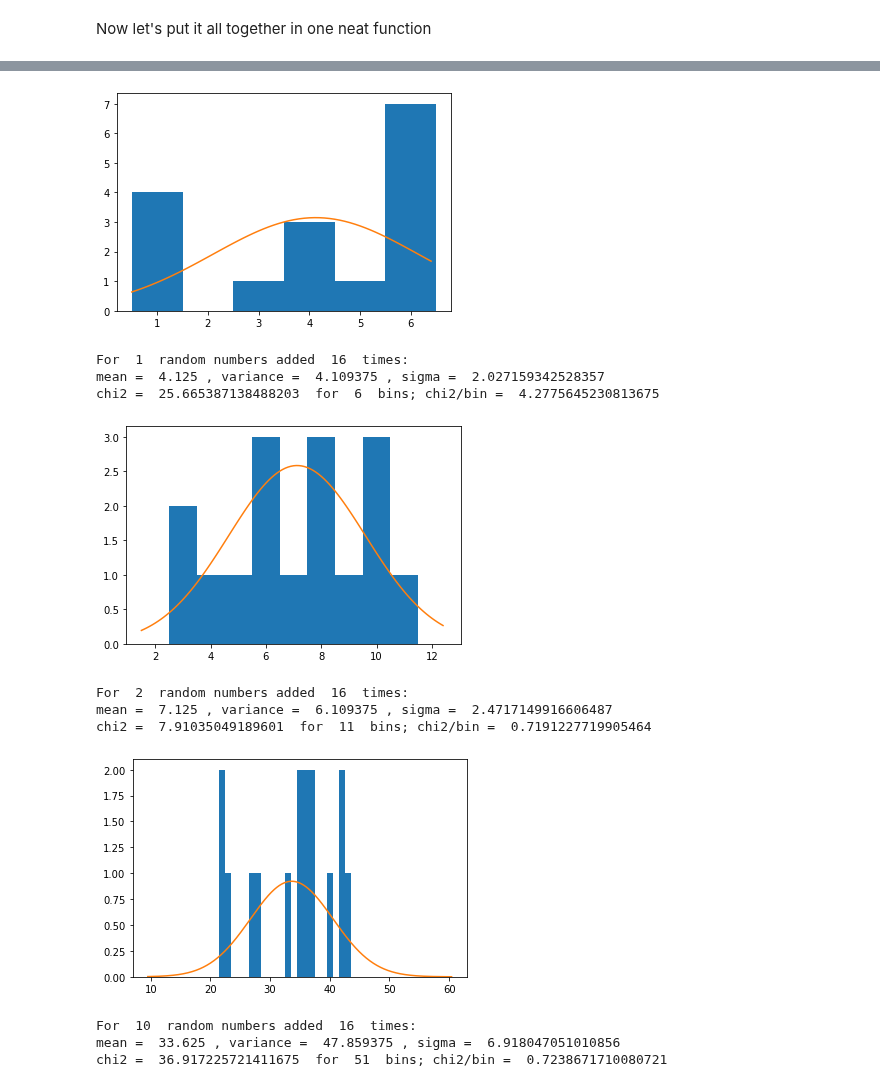
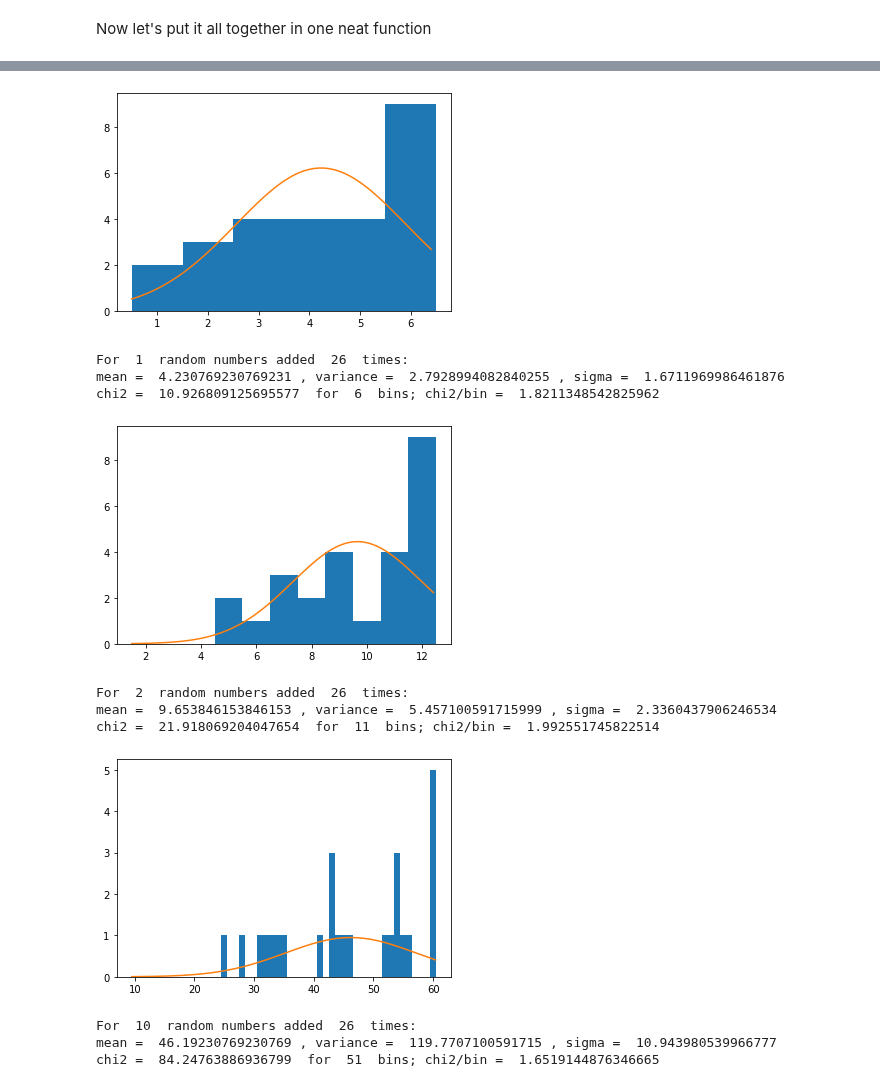
Before and after one commit to JonasRademacker/JupyterNotebooksForTeachingMath, a Jupyter notebook: CentralLimitTheoremWithRealDice.ipynb, the cells around one changed output, grey strips where cells are left out. Cells and saved outputs as stored; diff of their text form; code cells hidden in the pictures.

```diff
--- a/CentralLimitTheoremWithRealDice.ipynb
+++ b/CentralLimitTheoremWithRealDice.ipynb
@@ -22,5 +17,5 @@ def throwOneDie(HowOften):
 # %%
-filename="/Users/phjhr/Dropbox/TESHEP_Stats/2407_TESHEPStatistics/DiceRolled_v2.xlsx"  # <<<<<<<<< modify this
+filename="/Users/phjhr/Dropbox/PGStats/NCP_ProblemSheet/DiceNCP2024.xlsx"  # <<<<<<<<< modify this
 ## replace the filename with the name OF your own downloaded Excel file
 ##
 dfall=pd.read_excel(filename)
@@ -77,11 +72,11 @@ def gauss(x, mean, sigma):
 # %% [markdown]
 Now let's put it all together in one neat function
 # %%
-def doAll(RandomDice, PDF,  NDice=1, histoBins=-1, histoMin=999, histoMax=-999, showGauss=0, chi2=0, average=0):
+def doAll(RandomDiceData, NDice=1, histoBins=-1, histoMin=999, histoMax=-999, showGauss=0, chi2=0, average=0):
 
     if average:
-        RandomDice /= NDice  # RandomDice a numpy array so this means every element will be divided by NDice
-    Nevents=len(RandomDice)
+        RandomDiceData /= NDice  # RandomDice a numpy array so this means every element will be divided by NDice
+    Nevents=len(RandomDiceData)
     mini=histoMin
     maxi=histoMax
 
@@ -91,16 +86,16 @@ def doAll(RandomDice, PDF,  NDice=1, histoBins=-1, histoMin=999, histoMax=-999,
         if average:
             mini /= NDice
             maxi /= NDice
-        if mini > min(RandomDice) : mini = min(RandomDice) - 0.5
-        if maxi < max(RandomDice) : maxi = max(RandomDice) + 0.5
+        if mini > min(RandomDiceData) : mini = min(RandomDiceData) - 0.5
+        if maxi < max(RandomDiceData) : maxi = max(RandomDiceData) + 0.5
     bins=int(maxi - mini)
     if average: bins=int((maxi-mini)*NDice)
 
     if histoBins > 0 : bins=histoBins
 
-    h=plt.hist(RandomDice, bins, range=(mini, maxi)) # make histogram
+    h=plt.hist(RandomDiceData, bins, range=(mini, maxi)) # make histogram
 
-    mu, var, sigma = meanAndStdev(RandomDice)
+    mu, var, sigma = meanAndStdev(RandomDiceData)
 
     if showGauss:
         oversampling=10
@@ -158,7 +153,7 @@ def NamedDice(name, dataframe, chi2=0):
     twoDiceRandomName =dfName["Roll two dice (or one die twice), submit the sum of results"]
     tenDiceRandomName =dfName["Roll 10 dice, submit the sum of results"]
 
-    doAll(oneDieRandomName, throwOneDie,  1, showGauss=1, chi2=chi2)
-    doAll(twoDiceRandomName, throwOneDie,  2, showGauss=1, chi2=chi2)
-    doAll(tenDiceRandomName, throwOneDie,  10, showGauss=1, chi2=chi2)
+    doAll(oneDieRandomName,  1, showGauss=1, chi2=chi2)
+    doAll(twoDiceRandomName,   2, showGauss=1, chi2=chi2)
+    doAll(tenDiceRandomName,   10, showGauss=1, chi2=chi2)
 # %%
@@ -179,15 +174,15 @@ chi2 =  20.85190200935814  for  51  bins; chi2/bin =  0.4088608237129047
 # %%
-NamedDice("Zak", df, chi2=1)
+NamedDice("Kaleemullah", df, chi2=1)
 # %% [output]
-[figure, old version]
+[figure, new version]
-For  1  random numbers added  16  times:
-mean =  4.125 , variance =  4.109375 , sigma =  2.027159342528357
-chi2 =  25.665387138488203  for  6  bins; chi2/bin =  4.2775645230813675
+For  1  random numbers added  26  times:
+mean =  4.230769230769231 , variance =  2.7928994082840255 , sigma =  1.6711969986461876
+chi2 =  10.926809125695577  for  6  bins; chi2/bin =  1.8211348542825962
-[figure, old version]
+[figure, new version]
-For  2  random numbers added  16  times:
-mean =  7.125 , variance =  6.109375 , sigma =  2.4717149916606487
-chi2 =  7.91035049189601  for  11  bins; chi2/bin =  0.7191227719905464
+For  2  random numbers added  26  times:
+mean =  9.653846153846153 , variance =  5.457100591715999 , sigma =  2.3360437906246534
+chi2 =  21.918069204047654  for  11  bins; chi2/bin =  1.992551745822514
-[figure, old version]
+[figure, new version]
-For  10  random numbers added  16  times:
-mean =  33.625 , variance =  47.859375 , sigma =  6.918047051010856
-chi2 =  36.917225721411675  for  51  bins; chi2/bin =  0.7238671710080721
+For  10  random numbers added  26  times:
+mean =  46.19230769230769 , variance =  119.7707100591715 , sigma =  10.943980539966777
+chi2 =  84.24763886936799  for  51  bins; chi2/bin =  1.6519144876346665
```
Also changed, not shown: parts of 17 cells of this notebook.
